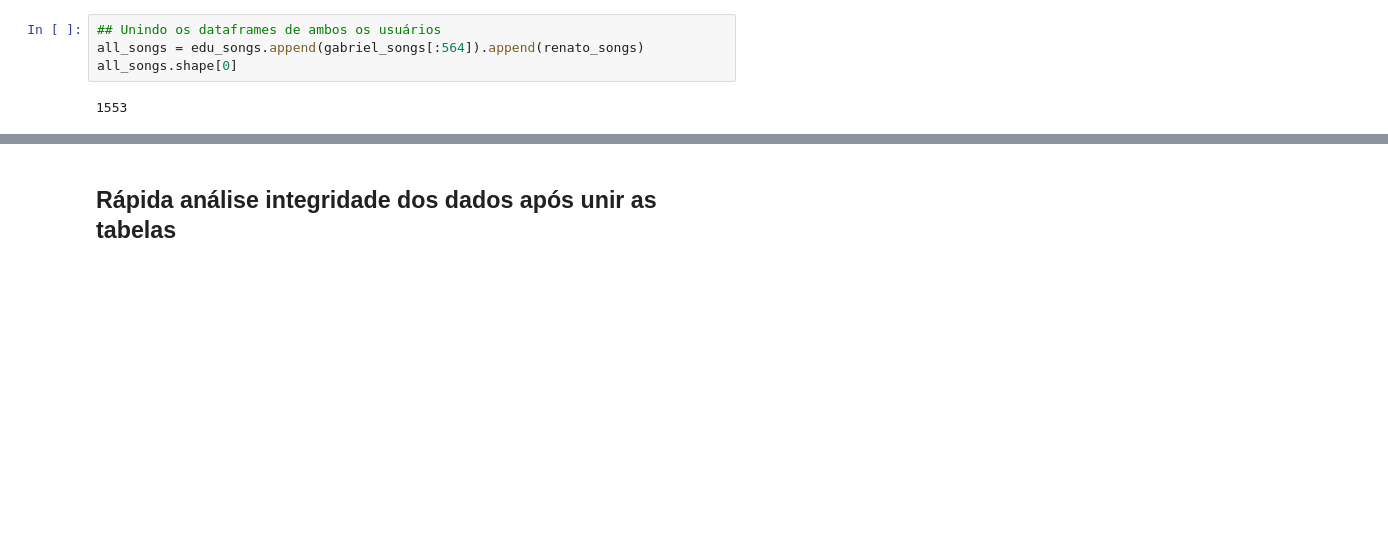
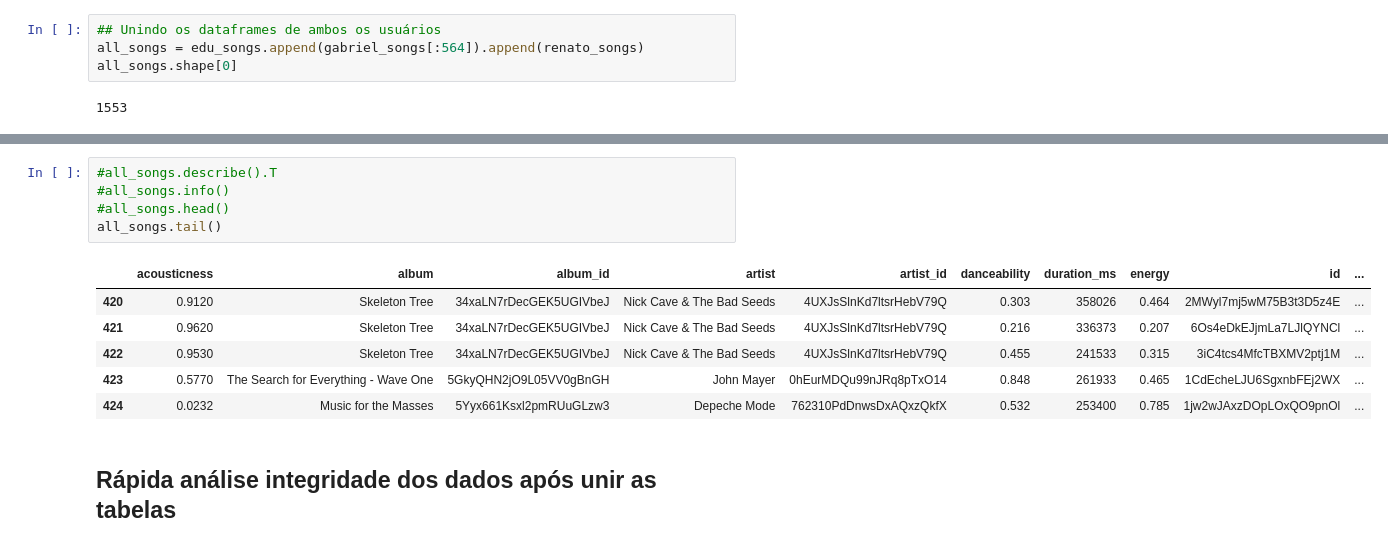
Before and after one commit to gabrielfas/spotify-playlist-analysis, a Jupyter notebook: colab-notebooks/dual_analysis.ipynb, the cells around one changed output, grey strips where cells are left out. Saved outputs shown, nothing was run; the diff lists cells and outputs as text; blank space fills up the shorter version.

```diff
--- a/colab-notebooks/dual_analysis.ipynb
+++ b/colab-notebooks/dual_analysis.ipynb
@@ -192,3 +211,15 @@ all_songs.shape[0]
+# %%
+#all_songs.describe().T
+#all_songs.info()
+#all_songs.head()
+all_songs.tail()
+# %% [output]
+|  | acousticness | album | album_id | artist | artist_id | danceability | duration_ms | energy | id | ... |
+| 420 | 0.9120 | Skeleton Tree | 34xaLN7rDecGEK5UGIVbeJ | Nick Cave & The Bad Seeds | 4UXJsSlnKd7ltsrHebV79Q | 0.303 | 358026 | 0.464 | 2MWyl7mj5wM75B3t3D5z4E | ... |
+| 421 | 0.9620 | Skeleton Tree | 34xaLN7rDecGEK5UGIVbeJ | Nick Cave & The Bad Seeds | 4UXJsSlnKd7ltsrHebV79Q | 0.216 | 336373 | 0.207 | 6Os4eDkEJjmLa7LJlQYNCl | ... |
+| 422 | 0.9530 | Skeleton Tree | 34xaLN7rDecGEK5UGIVbeJ | Nick Cave & The Bad Seeds | 4UXJsSlnKd7ltsrHebV79Q | 0.455 | 241533 | 0.315 | 3iC4tcs4MfcTBXMV2ptj1M | ... |
+| 423 | 0.5770 | The Search for Everything - Wave One | 5GkyQHN2jO9L05VV0gBnGH | John Mayer | 0hEurMDQu99nJRq8pTxO14 | 0.848 | 261933 | 0.465 | 1CdEcheLJU6SgxnbFEj2WX | ... |
+| 424 | 0.0232 | Music for the Masses | 5Yyx661Ksxl2pmRUuGLzw3 | Depeche Mode | 762310PdDnwsDxAQxzQkfX | 0.532 | 253400 | 0.785 | 1jw2wJAxzDOpLOxQO9pnOl | ... |
 # %% [markdown]
 ## Rápida análise integridade dos dados após unir as tabelas
 # %%
```
Also changed, not shown: parts of 8 cells of this notebook.
